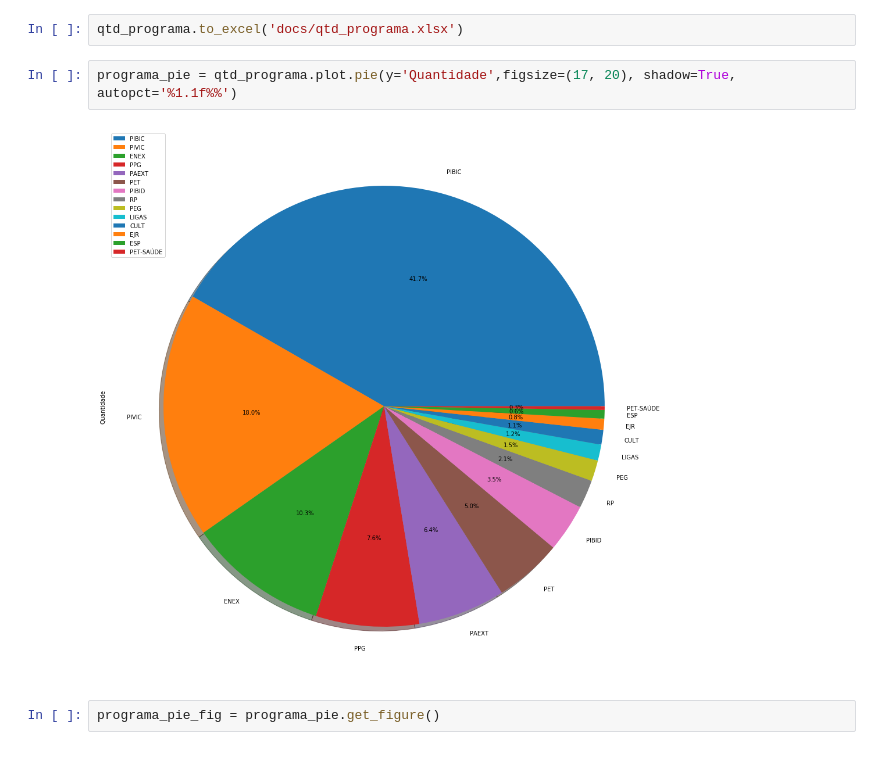
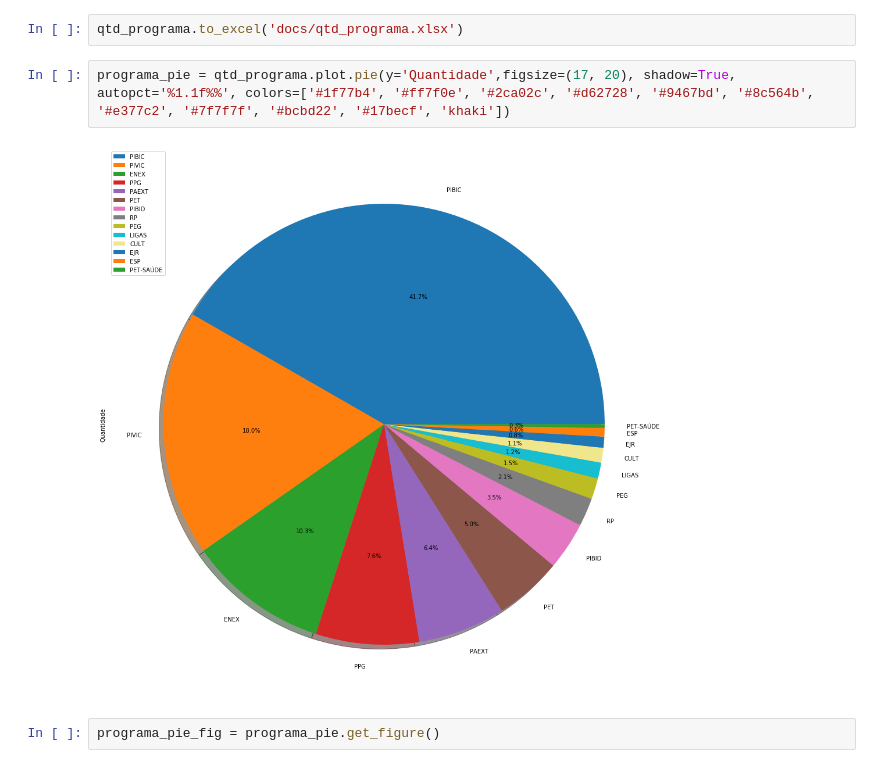
Before and after one commit to danbailo/DataAnalysis-UFMS, a Jupyter notebook: script.ipynb, the cells around one changed output. Drawn from its saved outputs; the diff is of its cells as text.

```diff
--- a/script.ipynb
+++ b/script.ipynb
@@ -158,9 +158,9 @@ qtd_programa
 # %%
 qtd_programa.to_excel('docs/qtd_programa.xlsx')
 # %%
-programa_pie = qtd_programa.plot.pie(y='Quantidade',figsize=(17, 20), shadow=True, autopct='%1.1f%%')
+programa_pie = qtd_programa.plot.pie(y='Quantidade',figsize=(17, 20), shadow=True, autopct='%1.1f%%', colors=['#1f77b4', '#ff7f0e', '#2ca02c', '#d62728', '#9467bd', '#8c564b', '#e377c2', '#7f7f7f', '#bcbd22', '#17becf', 'khaki'])
 # %% [output]
-[figure, old version]
+[figure, new version]
 # %%
 programa_pie_fig = programa_pie.get_figure()
 # %%
```
Also changed, not shown: parts of 6 cells of this notebook, 7 other files.
